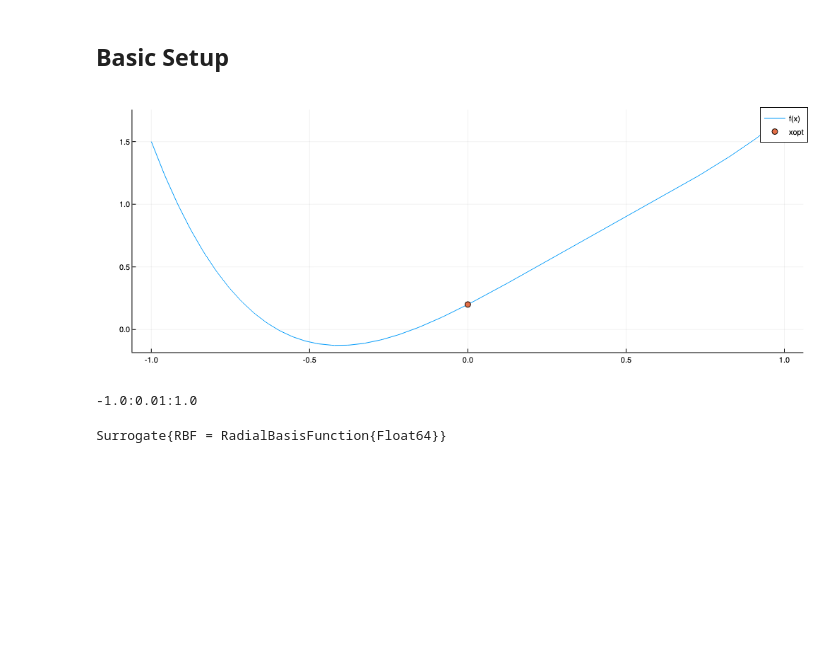
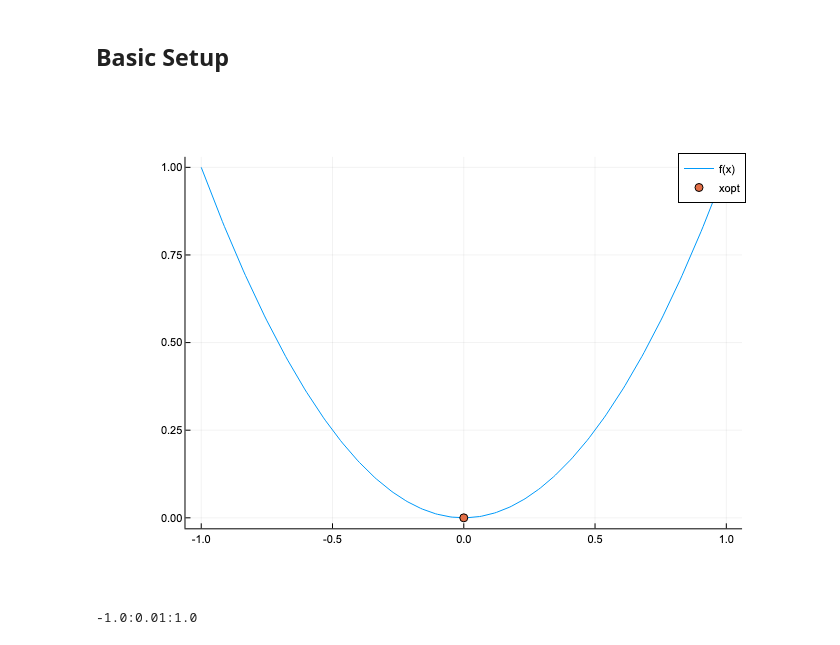
Before and after one commit to DarianNwankwo/Mean-Field-Bayesian-Optimization, a Jupyter notebook: notebooks/bo_with_mean_field.ipynb, the cells around one changed output. Cells and saved outputs as stored; diff of their text form; code cells hidden in the pictures; blank space fills up the shorter version.

```diff
--- a/notebooks/bo_with_mean_field.ipynb
+++ b/notebooks/bo_with_mean_field.ipynb
@@ -18,49 +23,27 @@ Plots.PlotlyJSBackend()
 ## Basic Setup
 # %%
 # Visualize 1D test function
-# testfn = TestQuadratic1D()
-using ForwardDiff
-
-coefficients = [0.8, -1.2, 0.6, 1.3, 0.2]
-
-# Polynomial function
-function mypolynomial(x::AbstractVector)
-    sum(coefficients[i] * x[1]^(length(coefficients) - i) for i in 1:length(coefficients))
-end
-
-# Gradient of the polynomial function
-function grad_polynomial(x::AbstractVector)
-    ForwardDiff.gradient(mypolynomial, x)[1]  # Computes the gradient
-end
-
-# Instantiate the TestFunction
-testfn = TestFunction(1, [-1.0 1.0], ([0.0],), mypolynomial, grad_polynomial)
-
+testfn = TestQuadratic1D()
+# testfn = TestRosenbrock()
 tplot(testfn)
 # %% [output]
-[figure, old version]
+[figure, new version]
 # %%
 lbs, ubs = get_bounds(testfn)
 domain = lbs[1]:.01:ubs[1]
 # %% [output]
 -1.0:0.01:1.0
 # %%
-kernel = Matern32()
+kernel = SquaredExponential()
 polynomial = PolynomialBasisFunction([
-        x -> 1., x -> first(x), x -> first(x) ^ 2, x -> first(x)^3, x -> first(x)^4
+        x -> 1., x -> first(x) ^ 2,
 ])
-ϵ = 1e-1
-Σ = Matrix{Float64}(I(length(polynomial)))
-N = 20
-observation_noise = 0.
+N = 18
+observation_noise = 1e-8
 X = randsample(N, testfn.dim, lbs, ubs)
 y = testfn(X) + observation_noise * randn(N)
 
-sur_ei = Surrogate(kernel, polynomial, X, y, decision_rule=EI(),
-    observation_noise=observation_noise, capacity=N+1, ϵ=ϵ, Σref=Σ)
-sur_poi = Surrogate(kernel, polynomial, X, y, decision_rule=POI(),
-    observation_noise=observation_noise, capacity=N+1, ϵ=ϵ, Σref=Σ)
-sur_lcb = Surrogate(kernel, polynomial, X, y, decision_rule=LCB(),
-    observation_noise=observation_noise, capacity=N+1, ϵ=ϵ, Σref=Σ)
+hsur = HybridSurrogate(kernel, polynomial, X, y, decision_rule=EI(),
+    observation_noise=observation_noise, capacity=N)
+sur = Surrogate(kernel, X, y, decision_rule=EI(),
+    observation_noise=observation_noise, capacity=N);
-# %% [output]
-Surrogate{RBF = RadialBasisFunction{Float64}}
```
Also changed, not shown: parts of 11 cells of this notebook, 5 other files.
